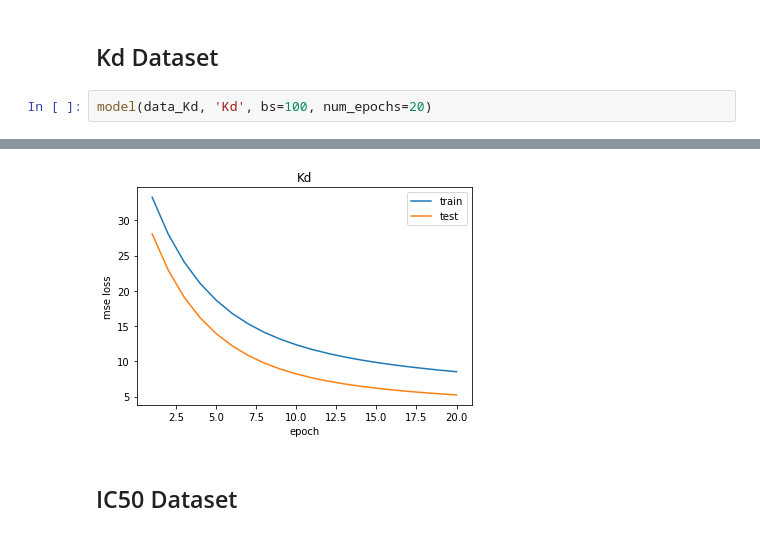
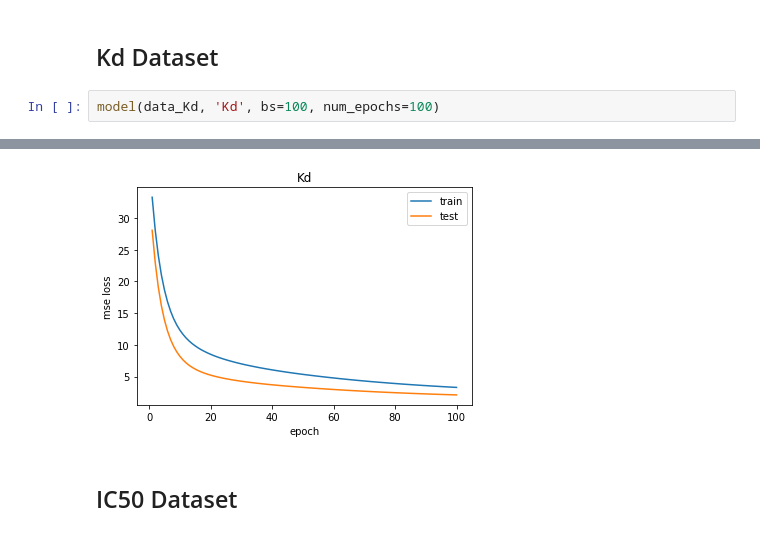
Before and after one commit to shrutidudwadkar/COM6911-DTI-2021, a Jupyter notebook: Delta/DeepDTA.ipynb, the cells around one changed output, grey strips where cells are left out. Cells and saved outputs as stored; diff of their text form.

```diff
--- a/Delta/DeepDTA.ipynb
+++ b/Delta/DeepDTA.ipynb
@@ -175,5 +175,5 @@ def model(data, img_name, n_factors=100, bs=100, num_epochs=100):
 # %% [markdown]
 ## Kd Dataset
 # %%
-model(data_Kd, 'Kd', bs=100, num_epochs=20)
+model(data_Kd, 'Kd', bs=100, num_epochs=100)
 # %% [output]
@@ -190,4 +197,4 @@ epoch:  18  avg training loss:  8.741746126466497  avg test loss:  5.38691565309
-[figure, old version]
+[figure, new version]
 # %% [markdown]
 ## IC50 Dataset
 # %%
```
Also changed, not shown: parts of 4 cells of this notebook.
